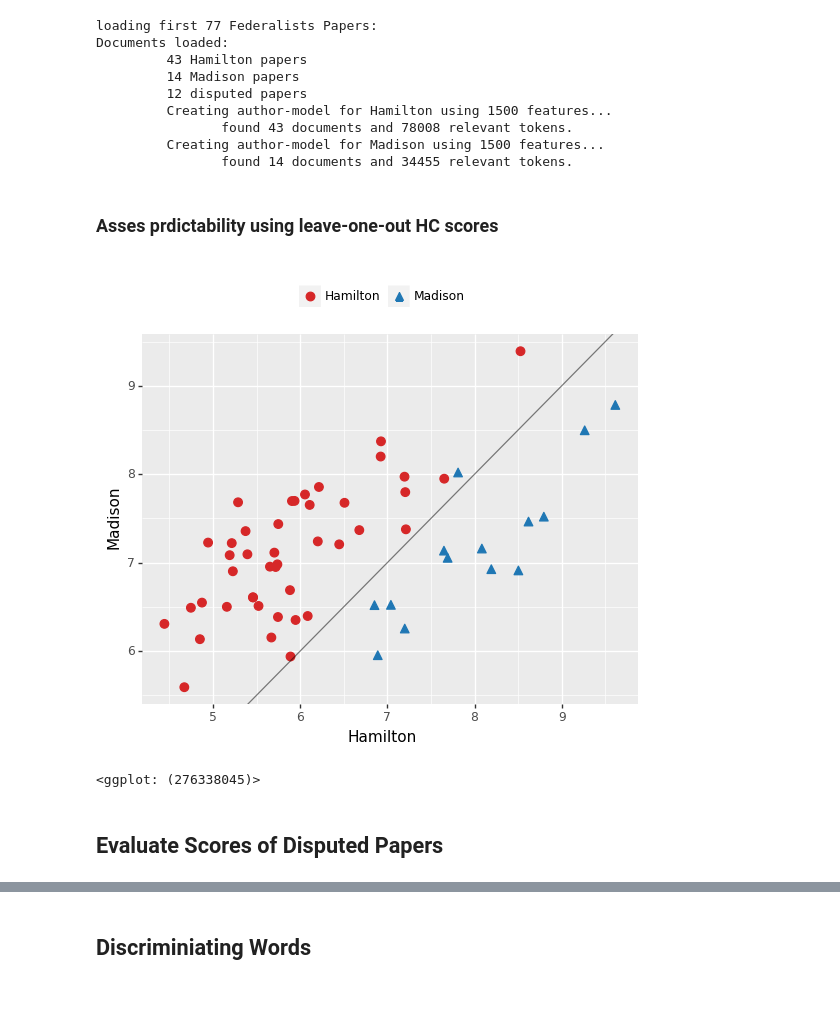
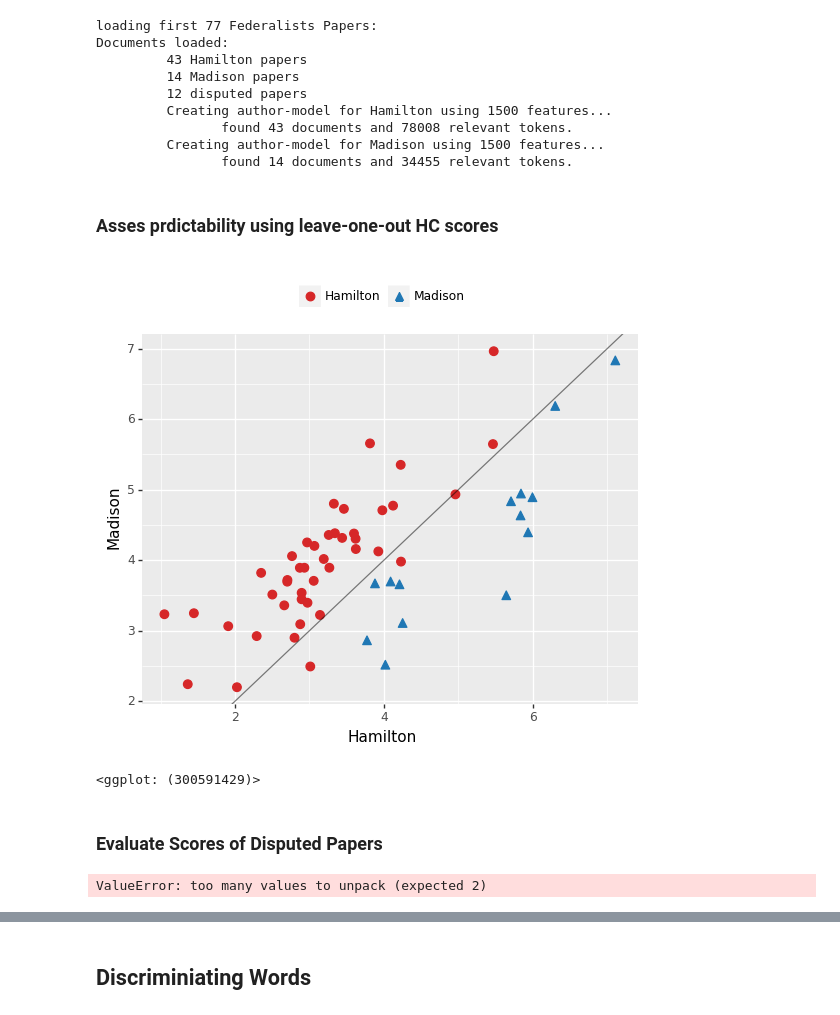
Before and after one commit to alonkipnis/AuthAttLib, a Jupyter notebook: Examples/Authorship_in_the_Federalist.ipynb, the cells around one changed output, grey strips where cells are left out. Cells and saved outputs as stored; diff of their text form; code cells hidden in the pictures.

```diff
--- a/Examples/Authorship_in_the_Federalist.ipynb
+++ b/Examples/Authorship_in_the_Federalist.ipynb
@@ -70,10 +65,11 @@ fed_papers.loc[:,'doc_id'] = fed_papers.paper_no.astype(str)
 
 train_data = fed_papers[fed_papers.author.isin(['Hamilton','Madison'])]
 
-punct = [':',';','"','(',')','-',',','.','`','\`','``','\'\'']
+punct = [':',';','"','(',')','-',',','.','`','`','``']
 model = AuthorshipAttributionMulti(train_data,
                                    vocab_size = 1500, #use 1500 most frequent words in entire collection
-                                   words_to_ignore = punct
+                                   words_to_ignore = punct,
+                                   gamma=0.2
                                   )
 # %% [output]
 loading first 77 Federalists Papers:
@@ -86,19 +82,23 @@ Documents loaded:
          Creating author-model for Madison using 1500 features...
                 found 14 documents and 34455 relevant tokens.
 # %% [markdown]
-<H3> Asses prdictability using leave-one-out HC scores </H3>
+### Asses prdictability using leave-one-out HC scores
 # %%
 # HC score of each document with respect to the rest in training set
-df = model.internal_stats()
+df = model.internal_stats(LOO=True)
+
+# illustrate scores
+p = plot_author_pair(df, value = 'HC')
+print(p)
+# %% [output]
+[figure, added]
+<ggplot: (300591429)>
-# %%
-# illustrate HC scores
-p = plot_author_pair(df, value = 'HC')
-print(p)
-# %% [output]
-[figure, removed]
-<ggplot: (276338045)>
 # %% [markdown]
-<H2>Evaluate Scores of Disputed Papers</H2>
+### Evaluate Scores of Disputed Papers
+# %%
+model.stats_list(data_disputed, LOO = True)
+# %% [output]
+ValueError: too many values to unpack (expected 2)
 # %%
 # Authiorship of disputed papers:
 data_disputed = fed_papers[fed_papers.author == 'disputed']
```
Also changed, not shown: parts of 8 cells of this notebook, 3 other files.
